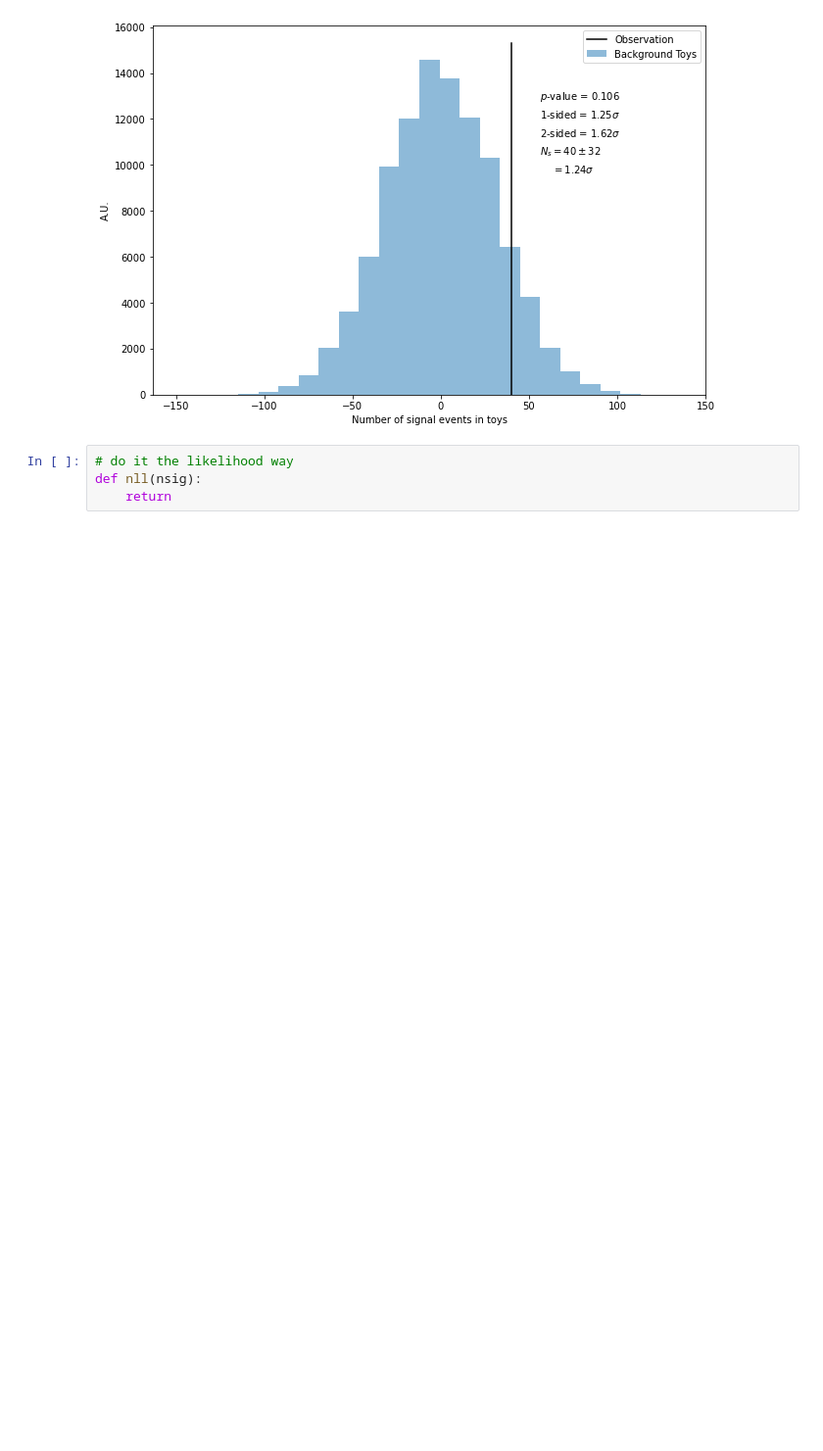
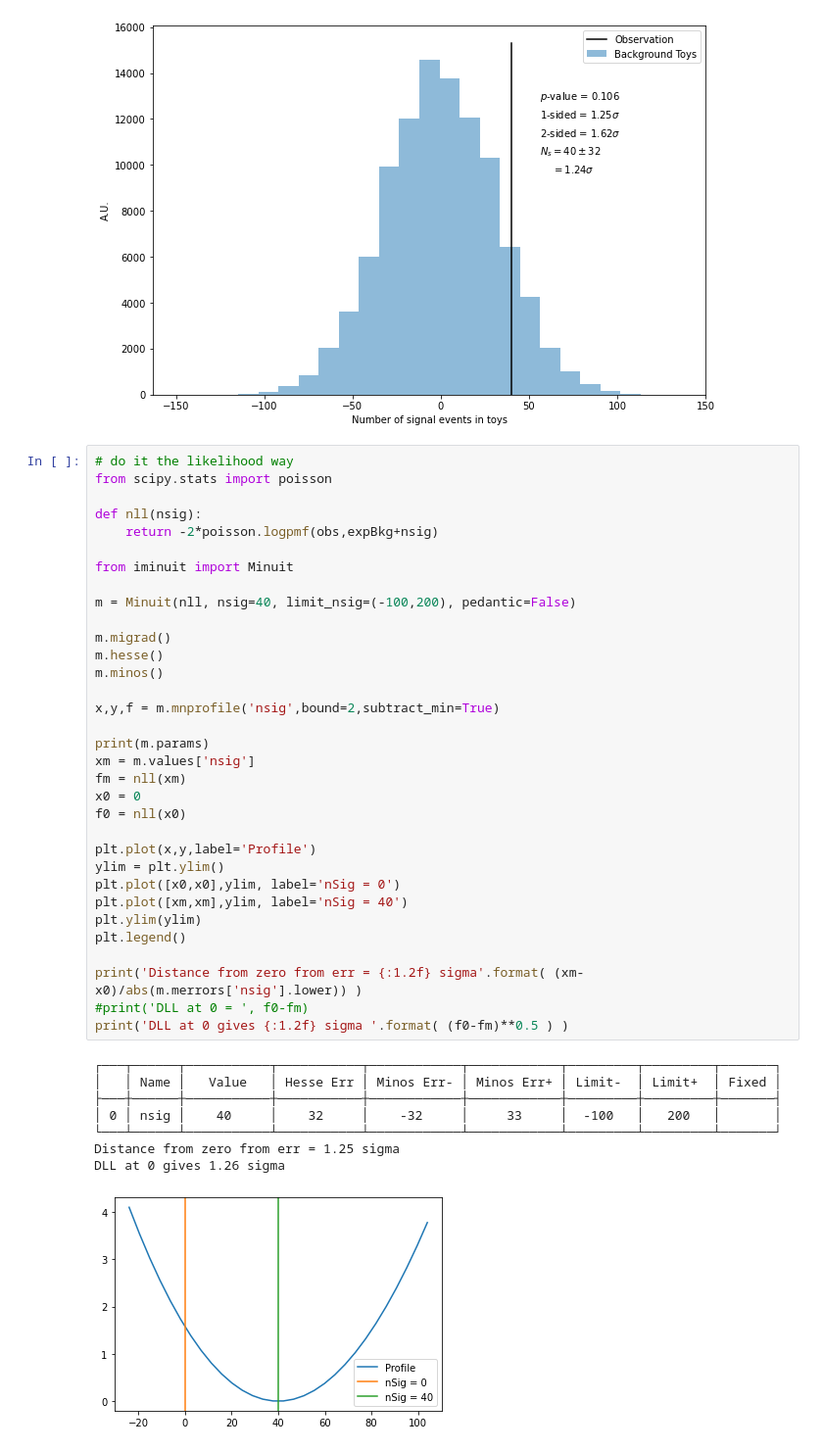
Before and after one commit to matthewkenzie/notebooks, a Jupyter notebook: pvalues.ipynb, the cells around one changed output. Shown: that part at 98% size. Saved outputs shown, nothing was run; the diff lists cells and outputs as text; blank space fills up the shorter version.

```diff
--- a/pvalues.ipynb
+++ b/pvalues.ipynb
@@ -67,7 +67,45 @@ plt.tight_layout()
 plt.savefig('pval.pdf')
 # %% [output]
 [figure]
-# %%
-# do it the likelihood way
-def nll(nsig):
-    return
+# %%
+# do it the likelihood way
+from scipy.stats import poisson
+
+def nll(nsig):
+    return -2*poisson.logpmf(obs,expBkg+nsig)
+
+from iminuit import Minuit
+
+m = Minuit(nll, nsig=40, limit_nsig=(-100,200), pedantic=False)
+
+m.migrad()
+m.hesse()
+m.minos()
+
+x,y,f = m.mnprofile('nsig',bound=2,subtract_min=True)
+
+print(m.params)
+xm = m.values['nsig']
+fm = nll(xm)
+x0 = 0
+f0 = nll(x0)
+
+plt.plot(x,y,label='Profile')
+ylim = plt.ylim()
+plt.plot([x0,x0],ylim, label='nSig = 0')
+plt.plot([xm,xm],ylim, label='nSig = 40')
+plt.ylim(ylim)
+plt.legend()
+
+print('Distance from zero from err = {:1.2f} sigma'.format( (xm-x0)/abs(m.merrors['nsig'].lower)) )
+#print('DLL at 0 = ', f0-fm)
+print('DLL at 0 gives {:1.2f} sigma '.format( (f0-fm)**0.5 ) )
+# %% [output]
+┌───┬──────┬───────────┬───────────┬────────────┬────────────┬─────────┬─────────┬───────┐
+│   │ Name │   Value   │ Hesse Err │ Minos Err- │ Minos Err+ │ Limit-  │ Limit+  │ Fixed │
+├───┼──────┼───────────┼───────────┼────────────┼────────────┼─────────┼─────────┼───────┤
+│ 0 │ nsig │    40     │    32     │    -32     │     33     │  -100   │   200   │       │
+└───┴──────┴───────────┴───────────┴────────────┴────────────┴─────────┴─────────┴───────┘
+Distance from zero from err = 1.25 sigma
+DLL at 0 gives 1.26 sigma
+[figure, added]
```
Also changed, not shown: 1 other file.
